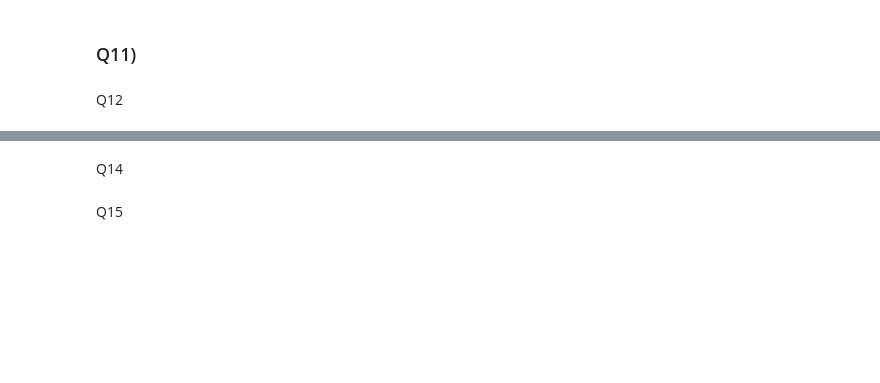
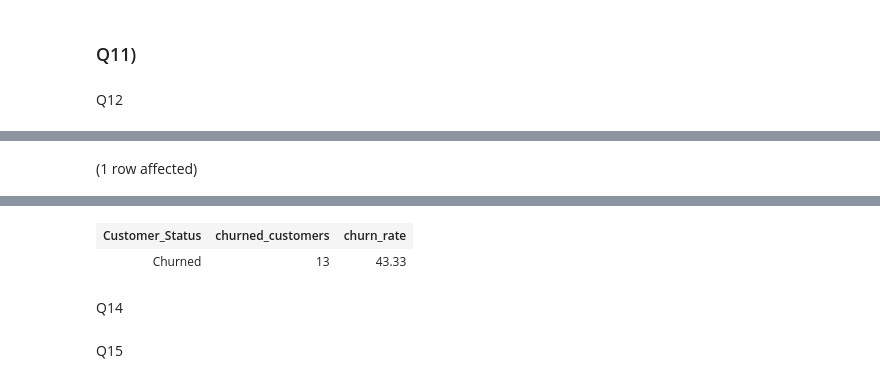
Before and after one commit to sohilamohey/ITI-SQL-Project-Telco-Company, a Jupyter notebook: Offical Code.ipynb, the cells around one changed output, grey strips where cells are left out. Cells and saved outputs as stored; diff of their text form; code cells hidden in the pictures; blank space fills up the shorter version.

```diff
--- a/Offical Code.ipynb
+++ b/Offical Code.ipynb
@@ -322,0 +359,4 @@ Q13
+# %%
+SELECT * FROM HighestChurnRateFunc();
+# %% [output]
+(1 row affected)
@@ -323,3 +364,5 @@ Q13
+| Customer_Status | churned_customers | churn_rate |
+| Churned | 13 | 43.33 |
 # %% [markdown]
 Q14
 # %% [markdown]
```
Also changed, not shown: parts of 6 cells of this notebook.
